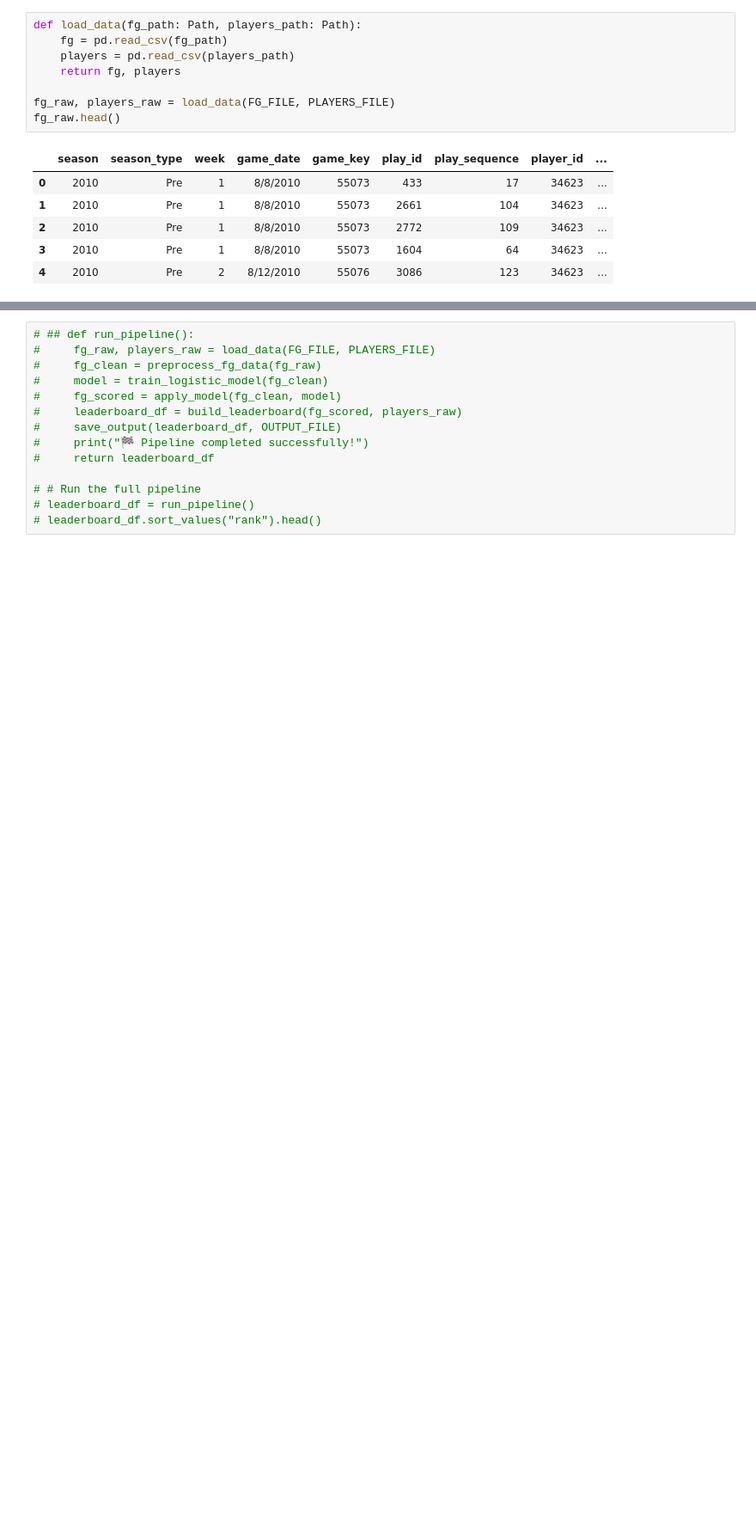
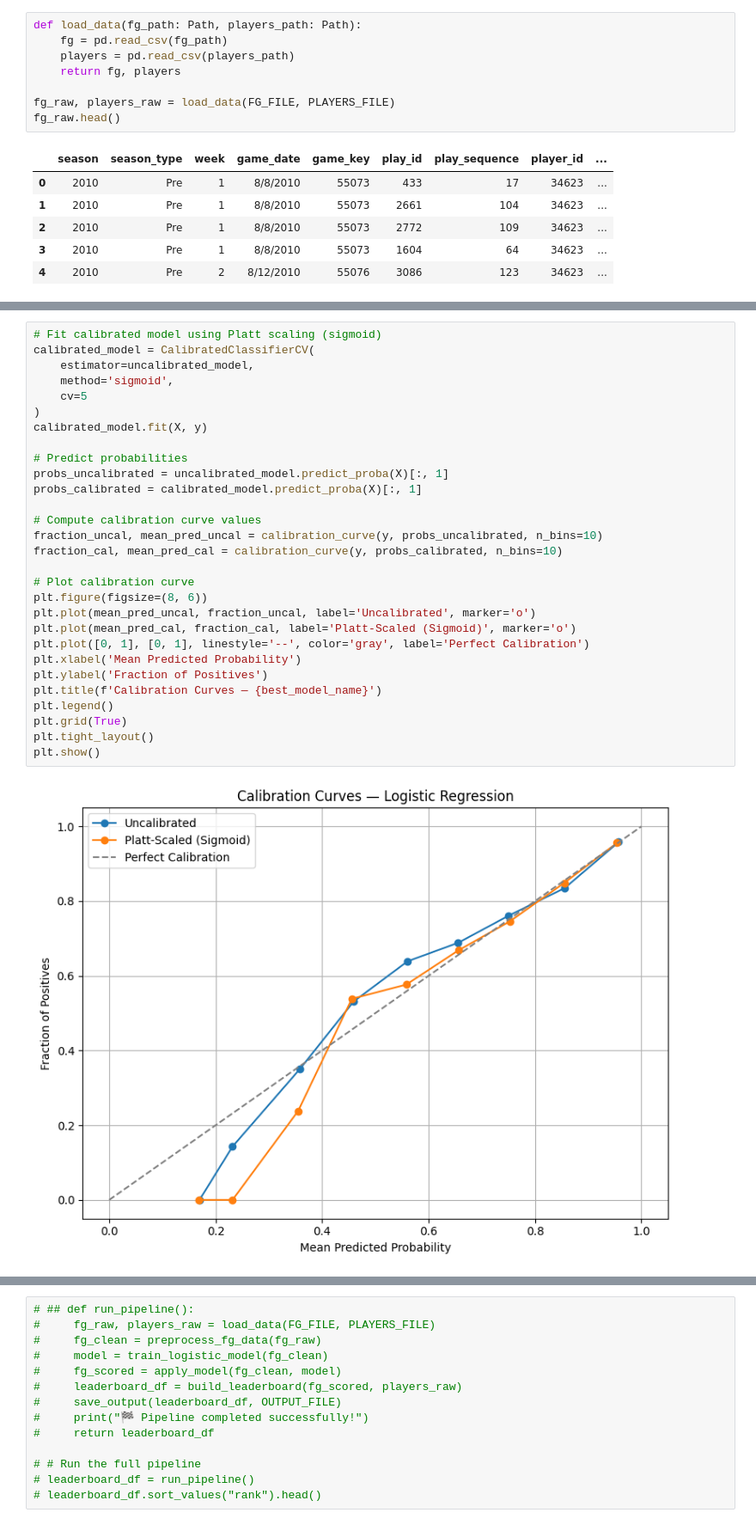
Before and after one commit to Jordan-Wergiles/fg-kicker-leaderboard, a Jupyter notebook: app/Leaderboard Notebook.ipynb, the cells around one changed output, grey strips where cells are left out. Shown at 86% size. Saved outputs shown, nothing was run; the diff lists cells and outputs as text; blank space fills up the shorter version.

```diff
--- a/app/Leaderboard Notebook.ipynb
+++ b/app/Leaderboard Notebook.ipynb
@@ -157,0 +289,31 @@ display(results_df)
+# %%
+# Fit calibrated model using Platt scaling (sigmoid)
+calibrated_model = CalibratedClassifierCV(
+    estimator=uncalibrated_model,
+    method='sigmoid',
+    cv=5
+)
+calibrated_model.fit(X, y)
+
+# Predict probabilities
+probs_uncalibrated = uncalibrated_model.predict_proba(X)[:, 1]
+probs_calibrated = calibrated_model.predict_proba(X)[:, 1]
+
+# Compute calibration curve values
+fraction_uncal, mean_pred_uncal = calibration_curve(y, probs_uncalibrated, n_bins=10)
+fraction_cal, mean_pred_cal = calibration_curve(y, probs_calibrated, n_bins=10)
+
+# Plot calibration curve
+plt.figure(figsize=(8, 6))
+plt.plot(mean_pred_uncal, fraction_uncal, label='Uncalibrated', marker='o')
+plt.plot(mean_pred_cal, fraction_cal, label='Platt-Scaled (Sigmoid)', marker='o')
+plt.plot([0, 1], [0, 1], linestyle='--', color='gray', label='Perfect Calibration')
+plt.xlabel('Mean Predicted Probability')
+plt.ylabel('Fraction of Positives')
+plt.title(f'Calibration Curves — {best_model_name}')
+plt.legend()
+plt.grid(True)
+plt.tight_layout()
+plt.show()
+# %% [output]
+[figure, added]
```
Also changed, not shown: parts of 27 cells of this notebook, 7 other files.
